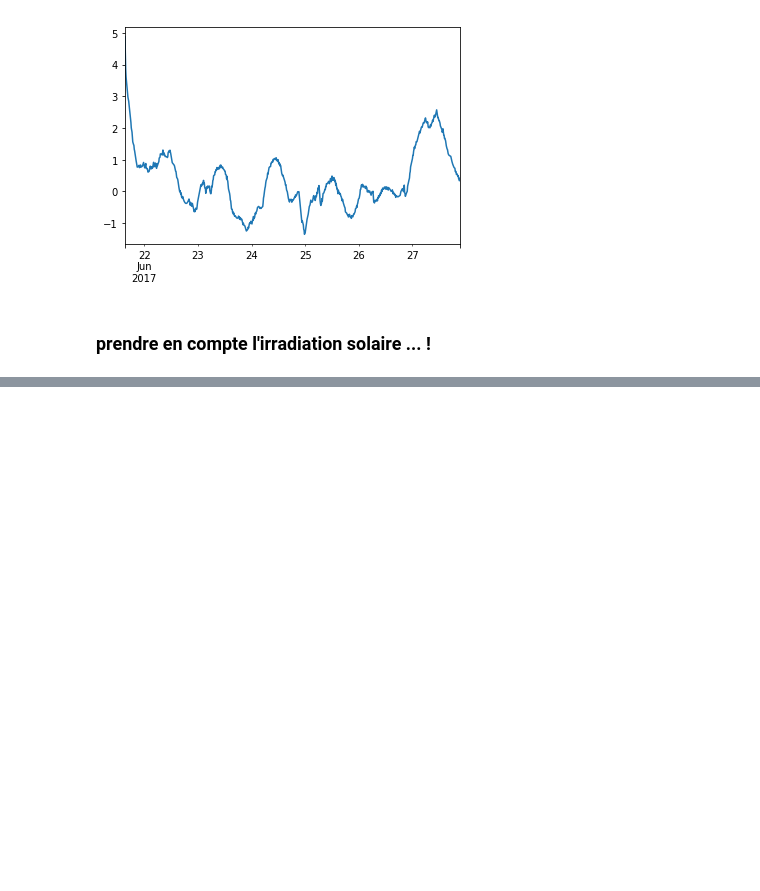
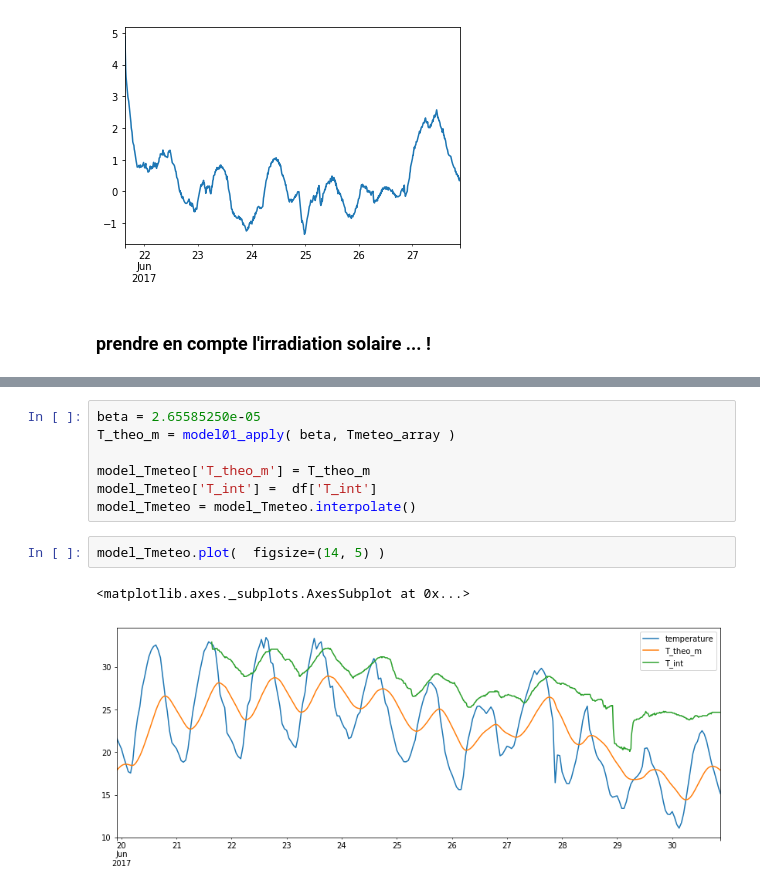
Before and after one commit to xdze2/thermique_appart, a Jupyter notebook: Model01.ipynb, the cells around one changed output, grey strips where cells are left out. Saved outputs shown, nothing was run; the diff lists cells and outputs as text; blank space fills up the shorter version.

```diff
--- a/Model01.ipynb
+++ b/Model01.ipynb
@@ -129,0 +151,12 @@ df['residus'].plot()
+# %%
+beta = 2.65585250e-05
+T_theo_m = model01_apply( beta, Tmeteo_array )
+
+model_Tmeteo['T_theo_m'] = T_theo_m
+model_Tmeteo['T_int'] =  df['T_int']
+model_Tmeteo = model_Tmeteo.interpolate()
+# %%
+model_Tmeteo.plot(  figsize=(14, 5) )
+# %% [output]
+<matplotlib.axes._subplots.AxesSubplot at 0x...>
+[figure, added]
```
Also changed, not shown: parts of 13 cells of this notebook, 10 other files.
